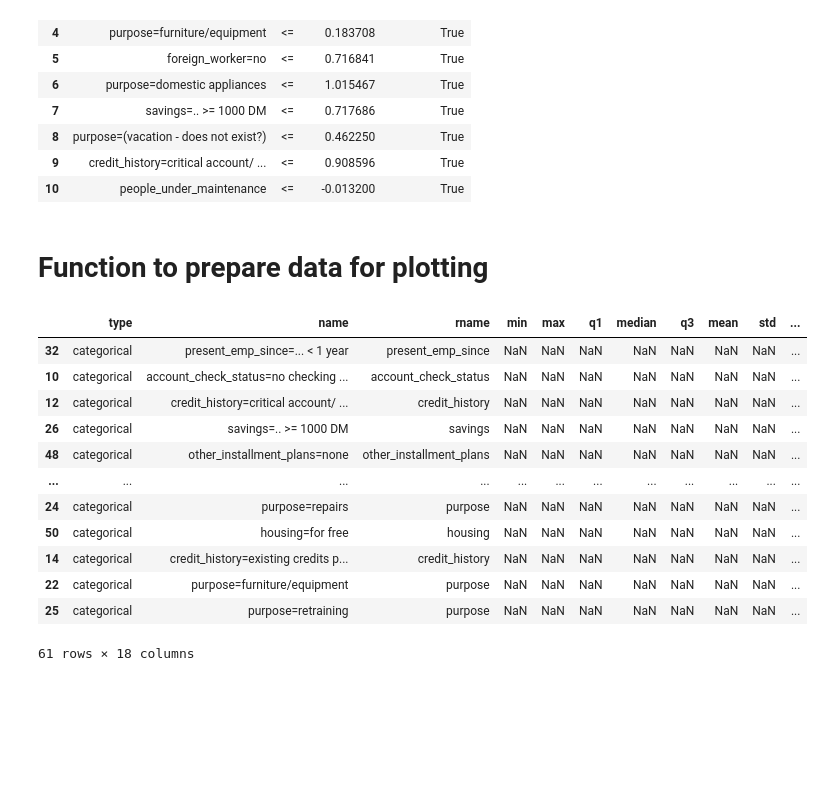
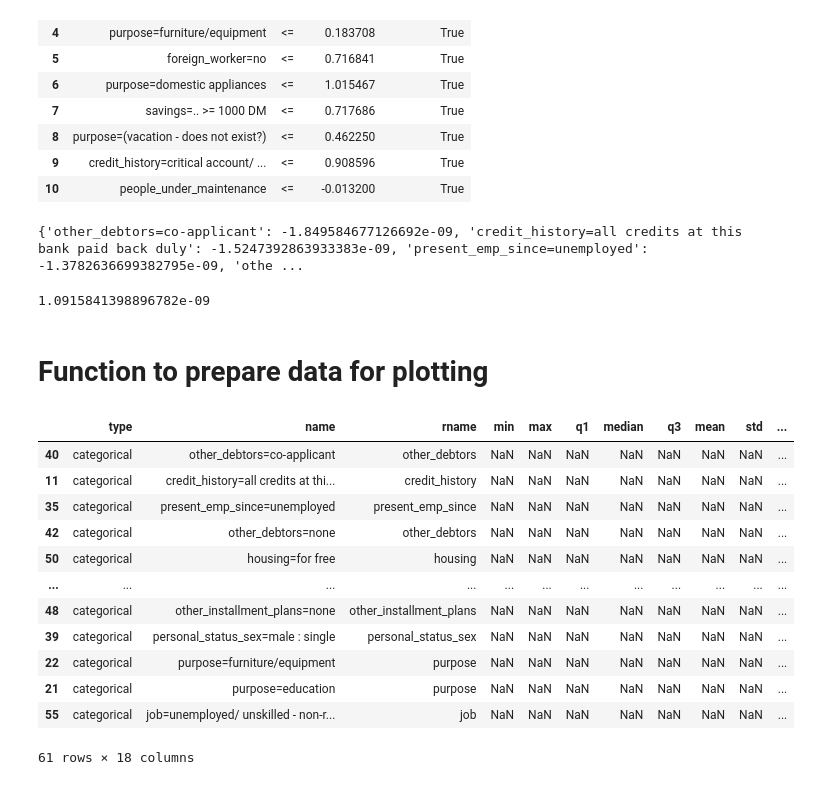
Before and after one commit to Elecapp/xai-visualization_rules_fi, a Jupyter notebook: notebooks/Titanic_rules.ipynb, the cells around one changed output. Saved outputs shown, nothing was run; the diff lists cells and outputs as text; code cells hidden in the pictures; blank space fills up the shorter version.

Commit message:
fixed lime feature importance order in viz

```diff
--- a/notebooks/Titanic_rules.ipynb
+++ b/notebooks/Titanic_rules.ipynb
@@ -221,4 +257,4 @@ print(lime_exp.exp.as_list())# è una lista di tuple
 # %%
-lime_feature_imp=lime_exp.exp.as_list()
-lime_feature_imp
+lime_feature_importance=lime_exp.exp.as_list()
+lime_feature_importance
 # %% [output]
@@ -794,6 +831,18 @@ def plot_rules(dataframe):
         anchor='middle',
 
     )
+# %%
+lime_dict = {}
+
+for (key, value) in lime_feature_importance:
+   lime_dict.setdefault(key, value)
+print(lime_dict)
+# %% [output]
+{'other_debtors=co-applicant': -1.849584677126692e-09, 'credit_history=all credits at this bank paid back duly': -1.5247392863933383e-09, 'present_emp_since=unemployed': -1.3782636699382795e-09, 'othe ...
+# %%
+lime_dict['other_debtors=none']
+# %% [output]
+1.0915841398896782e-09
 # %% [markdown]
 # Function to prepare data for plotting
 # %%
@@ -825,7 +874,7 @@ def feat_to_plot(
                 f['count'] = x_train[el].sum()
 
         if lime_feature_importance is not None:
-            f['feature_importance'] = lime_feature_importance[i][1]
+            f['feature_importance'] = lime_dict[el]
         if shap_feature_importance is not None:
             f['feature_importance'] = shap_feature_importance[0][i]
         feature_list.append(f)
@@ -852,21 +901,21 @@ def feat_to_plot(
     df.sort_values(by=['feature_importance'], key=lambda x: abs(x), ascending=False, inplace=True)
     return df
 # %%
-df_v = feat_to_plot(feature_names=feature_names, real_feature_names=real_feature_names, instance_number=3, x_train=X_train, rules=rules, shap_feature_importance=shap_feature_importance)
+df_v = feat_to_plot(feature_names=feature_names, real_feature_names=real_feature_names, instance_number=3, x_train=X_train, rules=rules, lime_feature_importance=lime_feature_importance)
 df_v
 # %% [output]
 |  | type | name | rname | min | max | q1 | median | q3 | mean | std | ... |
-| 32 | categorical | present_emp_since=... < 1 year | present_emp_since | NaN | NaN | NaN | NaN | NaN | NaN | NaN | ... |
-| 10 | categorical | account_check_status=no checking ... | account_check_status | NaN | NaN | NaN | NaN | NaN | NaN | NaN | ... |
-| 12 | categorical | credit_history=critical account/ ... | credit_history | NaN | NaN | NaN | NaN | NaN | NaN | NaN | ... |
-| 26 | categorical | savings=.. >= 1000 DM | savings | NaN | NaN | NaN | NaN | NaN | NaN | NaN | ... |
+| 40 | categorical | other_debtors=co-applicant | other_debtors | NaN | NaN | NaN | NaN | NaN | NaN | NaN | ... |
+| 11 | categorical | credit_history=all credits at thi... | credit_history | NaN | NaN | NaN | NaN | NaN | NaN | NaN | ... |
+| 35 | categorical | present_emp_since=unemployed | present_emp_since | NaN | NaN | NaN | NaN | NaN | NaN | NaN | ... |
+| 42 | categorical | other_debtors=none | other_debtors | NaN | NaN | NaN | NaN | NaN | NaN | NaN | ... |
+| 50 | categorical | housing=for free | housing | NaN | NaN | NaN | NaN | NaN | NaN | NaN | ... |
+| ... | ... | ... | ... | ... | ... | ... | ... | ... | ... | ... | ... |
 | 48 | categorical | other_installment_plans=none | other_installment_plans | NaN | NaN | NaN | NaN | NaN | NaN | NaN | ... |
-| ... | ... | ... | ... | ... | ... | ... | ... | ... | ... | ... | ... |
-| 24 | categorical | purpose=repairs | purpose | NaN | NaN | NaN | NaN | NaN | NaN | NaN | ... |
-| 50 | categorical | housing=for free | housing | NaN | NaN | NaN | NaN | NaN | NaN | NaN | ... |
-| 14 | categorical | credit_history=existing credits p... | credit_history | NaN | NaN | NaN | NaN | NaN | NaN | NaN | ... |
+| 39 | categorical | personal_status_sex=male : single | personal_status_sex | NaN | NaN | NaN | NaN | NaN | NaN | NaN | ... |
 | 22 | categorical | purpose=furniture/equipment | purpose | NaN | NaN | NaN | NaN | NaN | NaN | NaN | ... |
-| 25 | categorical | purpose=retraining | purpose | NaN | NaN | NaN | NaN | NaN | NaN | NaN | ... |
+| 21 | categorical | purpose=education | purpose | NaN | NaN | NaN | NaN | NaN | NaN | NaN | ... |
+| 55 | categorical | job=unemployed/ unskilled - non-r... | job | NaN | NaN | NaN | NaN | NaN | NaN | NaN | ... |
 61 rows × 18 columns
 # %%
 plot_rules(df_v.rename(columns={'name':'index'}))
```
Also changed, not shown: parts of 10 cells of this notebook, 1 other file.
